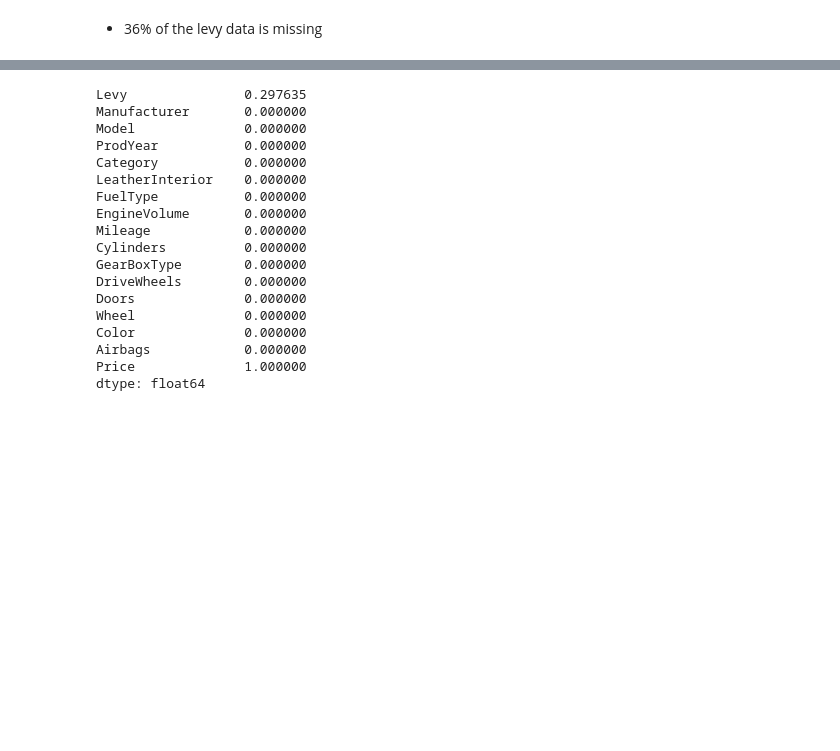
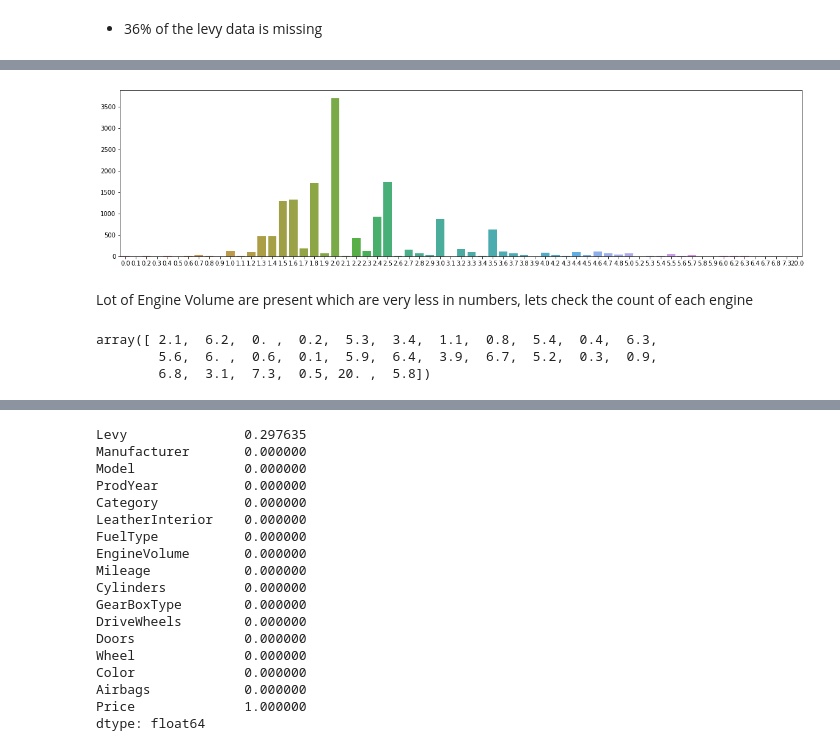
Before and after one commit to lalitupdhya/usedCarPricePrediction, a Jupyter notebook: usedCarsPrediction.ipynb, the cells around one changed output, grey strips where cells are left out. Cells and saved outputs as stored; diff of their text form; code cells hidden in the pictures; blank space fills up the shorter version.

```diff
--- a/usedCarsPrediction.ipynb
+++ b/usedCarsPrediction.ipynb
@@ -219,0 +236,18 @@ test_df.drop('ID', axis=1, inplace=True)
+# %%
+#Checking outliers in Engine volume
+plt.figure(figsize=(20,5))
+sns.barplot(train_df.EngineVolume.value_counts().index,train_df.EngineVolume.value_counts().values);
+# %% [output]
+[figure, added]
+# %% [markdown]
+Lot of Engine Volume are present which are very less in numbers, lets check the count of each engine
+# %%
+# collecting engines with count less than or equal to 10
+engineCount = pd.DataFrame(train_df.EngineVolume.value_counts()).reset_index()
+engineCount.columns = ['Engine','Count']
+dropEngine = engineCount[engineCount.Count<=10]['Engine'].values
+dropEngine
+# %% [output]
+array([ 2.1,  6.2,  0. ,  0.2,  5.3,  3.4,  1.1,  0.8,  5.4,  0.4,  6.3,
+        5.6,  6. ,  0.6,  0.1,  5.9,  6.4,  3.9,  6.7,  5.2,  0.3,  0.9,
+        6.8,  3.1,  7.3,  0.5, 20. ,  5.8])
```
Also changed, not shown: parts of 25 cells of this notebook, 1 other file.
